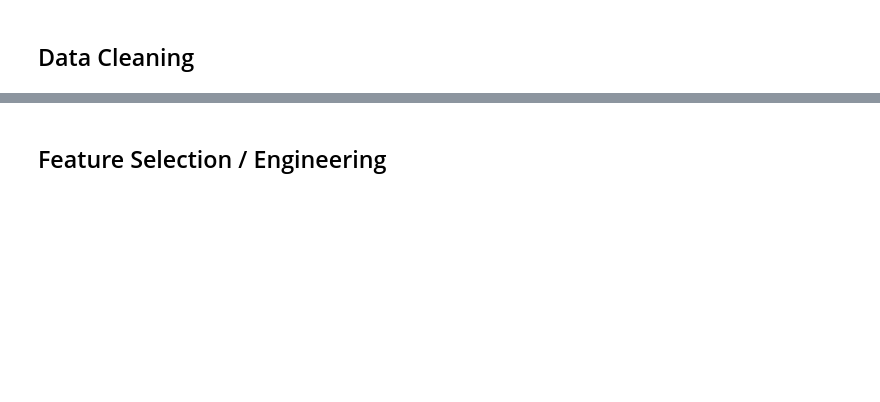
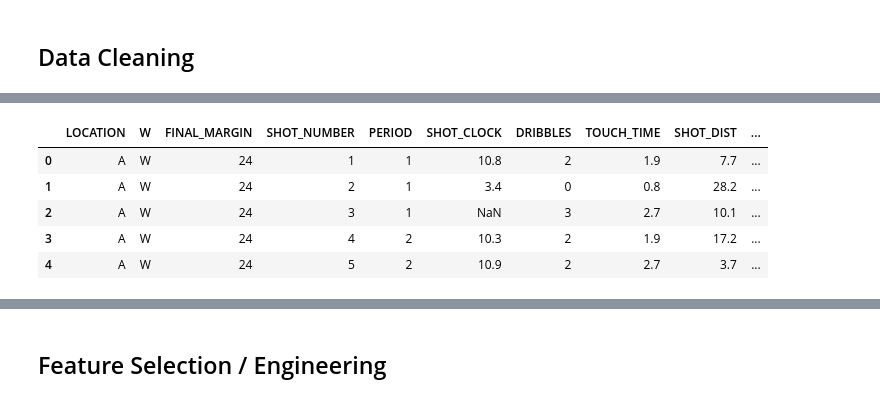
Before and after one commit to str007/Thinkful, a Jupyter notebook: Supervised_Learning_Capstone_Shots.ipynb, the cells around one changed output, grey strips where cells are left out. Saved outputs shown, nothing was run; the diff lists cells and outputs as text; code cells hidden in the pictures; blank space fills up the shorter version.

```diff
--- a/Supervised_Learning_Capstone_Shots.ipynb
+++ b/Supervised_Learning_Capstone_Shots.ipynb
@@ -144,0 +149,12 @@ plt.show()
+# %%
+#Remove insignificant columns that can't be used as features
+
+shots = shots.drop(['GAME_ID', 'MATCHUP', 'GAME_CLOCK', 'CLOSEST_DEFENDER_PLAYER_ID', 'CLOSEST_DEFENDER', 'FGM', 'PTS', 'player_name', 'player_id'], 1)
+shots.head(5)
+# %% [output]
+|  | LOCATION | W | FINAL_MARGIN | SHOT_NUMBER | PERIOD | SHOT_CLOCK | DRIBBLES | TOUCH_TIME | SHOT_DIST | ... |
+| 0 | A | W | 24 | 1 | 1 | 10.8 | 2 | 1.9 | 7.7 | ... |
+| 1 | A | W | 24 | 2 | 1 | 3.4 | 0 | 0.8 | 28.2 | ... |
+| 2 | A | W | 24 | 3 | 1 | NaN | 3 | 2.7 | 10.1 | ... |
+| 3 | A | W | 24 | 4 | 2 | 10.3 | 2 | 1.9 | 17.2 | ... |
+| 4 | A | W | 24 | 5 | 2 | 10.9 | 2 | 2.7 | 3.7 | ... |
```
Also changed, not shown: parts of 7 cells of this notebook, 1 other file.
